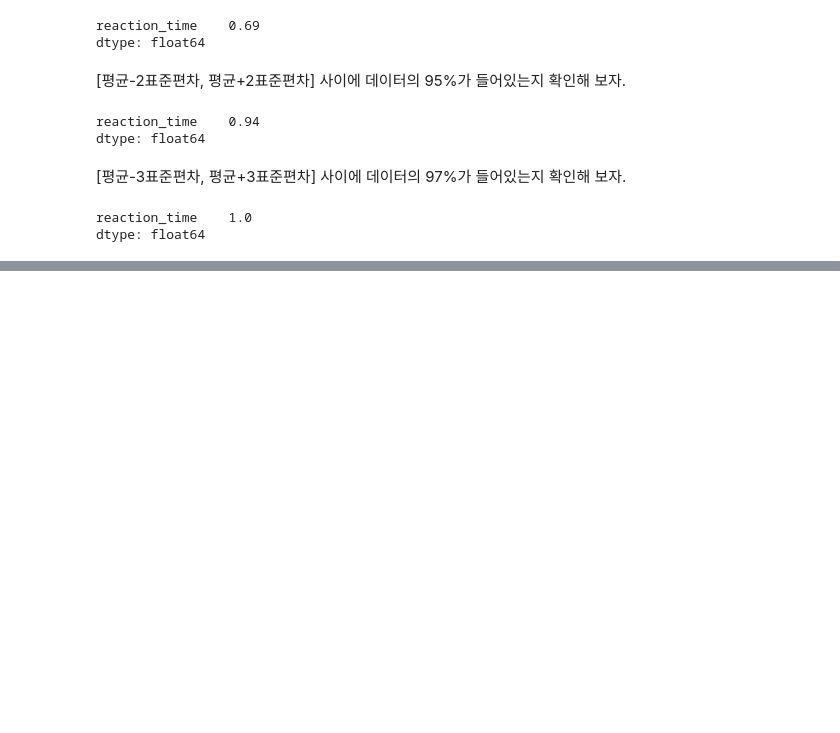
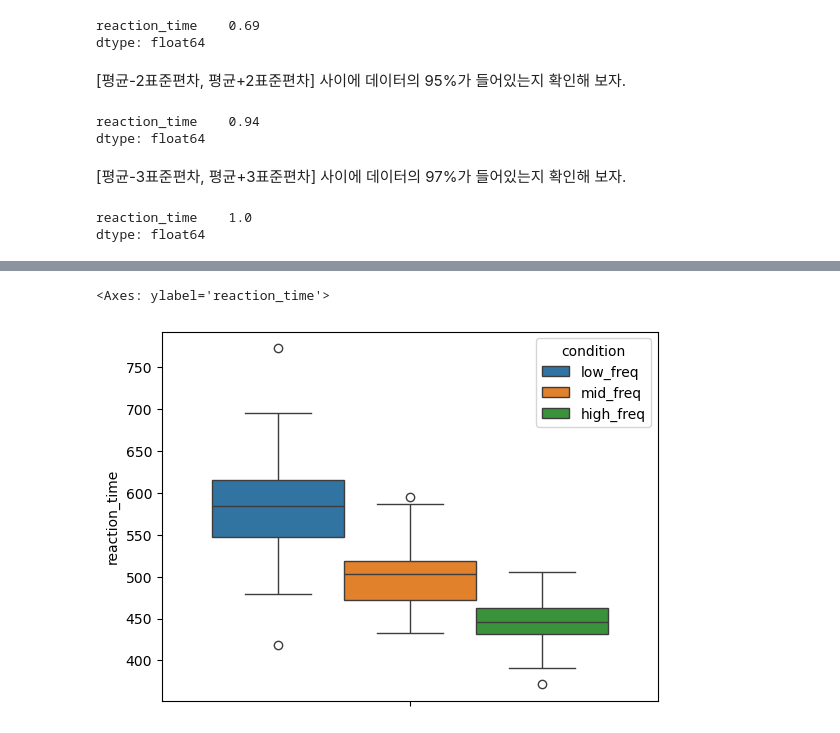
Before and after one commit to suparklingmin/LSK-2025-LingStat, a Jupyter notebook: notebooks/03-descriptive-statistics.ipynb, the cells around one changed output, grey strips where cells are left out. Cells and saved outputs as stored; diff of their text form; code cells hidden in the pictures; blank space fills up the shorter version.

```diff
--- a/notebooks/03-descriptive-statistics.ipynb
+++ b/notebooks/03-descriptive-statistics.ipynb
@@ -76,0 +160,5 @@ dtype: float64
+# %%
+sns.boxplot(data=df, y='reaction_time', hue='condition')
+# %% [output]
+<Axes: ylabel='reaction_time'>
+[figure, added]
```
Also changed, not shown: parts of 19 cells of this notebook, 2 other files.
